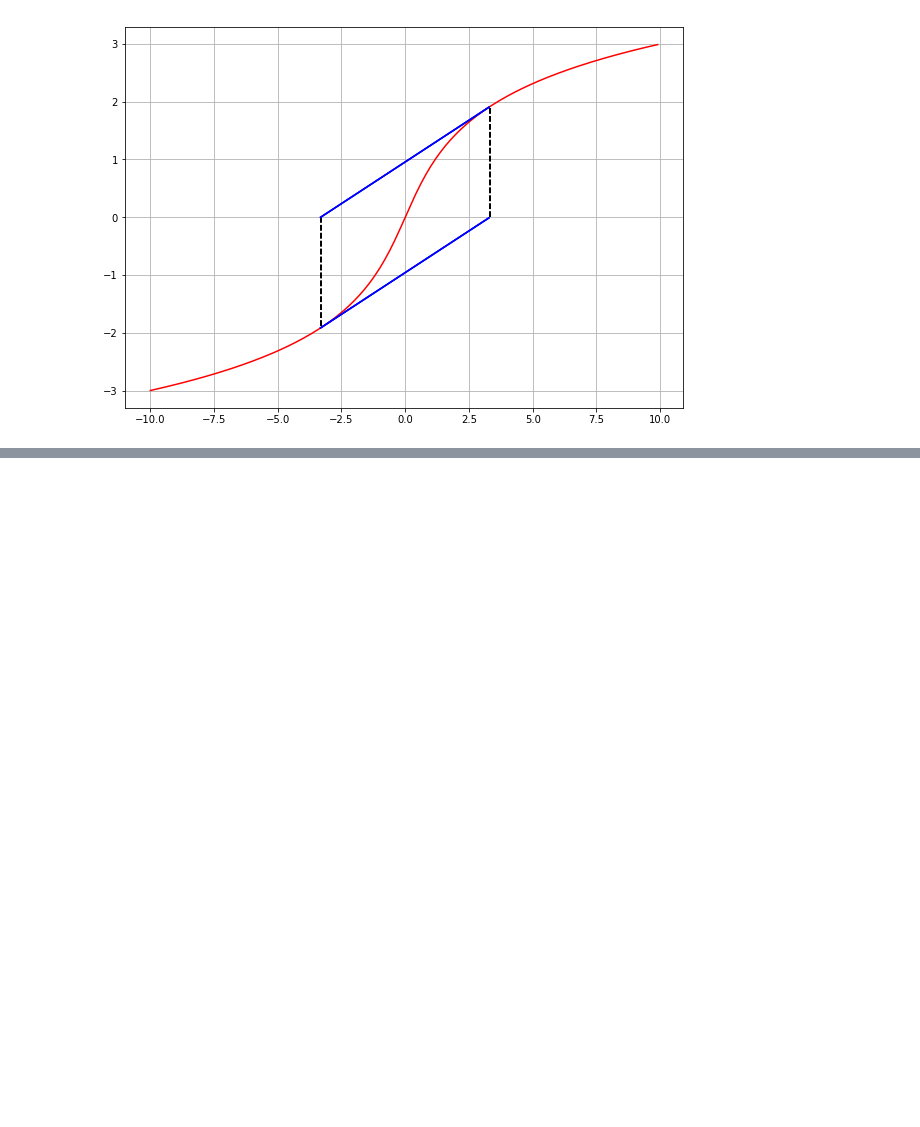
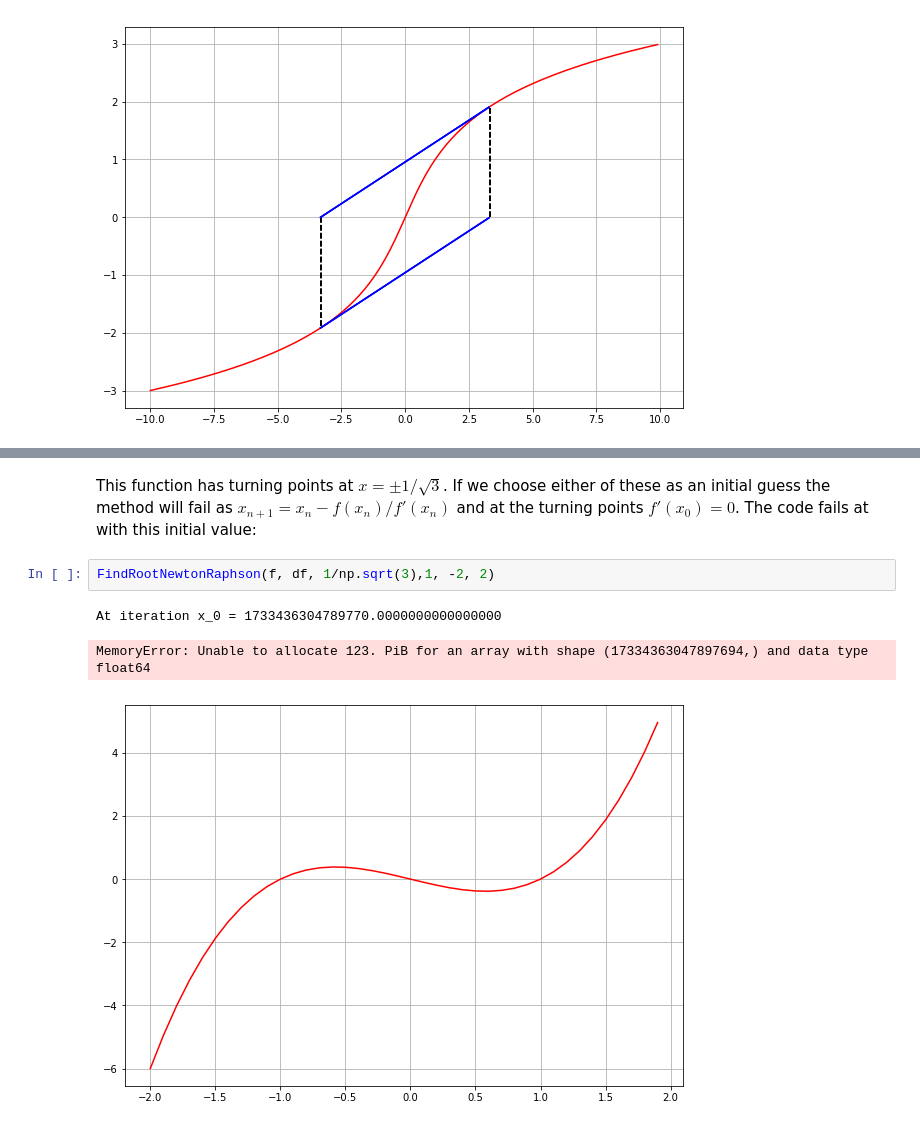
Before and after one commit to nielsw2/ACM20030-Examples, a Jupyter notebook: RootFinding/Newton-Raphson-visualize.ipynb, the cells around one changed output, grey strips where cells are left out. Drawn from its saved outputs; the diff is of its cells as text; blank space fills up the shorter version.

```diff
--- a/RootFinding/Newton-Raphson-visualize.ipynb
+++ b/RootFinding/Newton-Raphson-visualize.ipynb
@@ -124,0 +143,8 @@ At iteration x_5 = 3.3198263863951483
+# %% [markdown]
+This function has turning points at $x = \pm 1/\sqrt{3}$. If we choose either of these as an initial guess the method will fail as $x_{n+1} = x_n - f(x_n)/f'(x_n)$ and at the turning points $f'(x_0) = 0$. The code fails at with this initial value:
+# %%
+FindRootNewtonRaphson(f, df, 1/np.sqrt(3),1, -2, 2)
+# %% [output]
+At iteration x_0 = 1733436304789770.0000000000000000
+MemoryError: Unable to allocate 123. PiB for an array with shape (17334363047897694,) and data type float64
+[figure, added]
```
Also changed, not shown: parts of 5 cells of this notebook.
